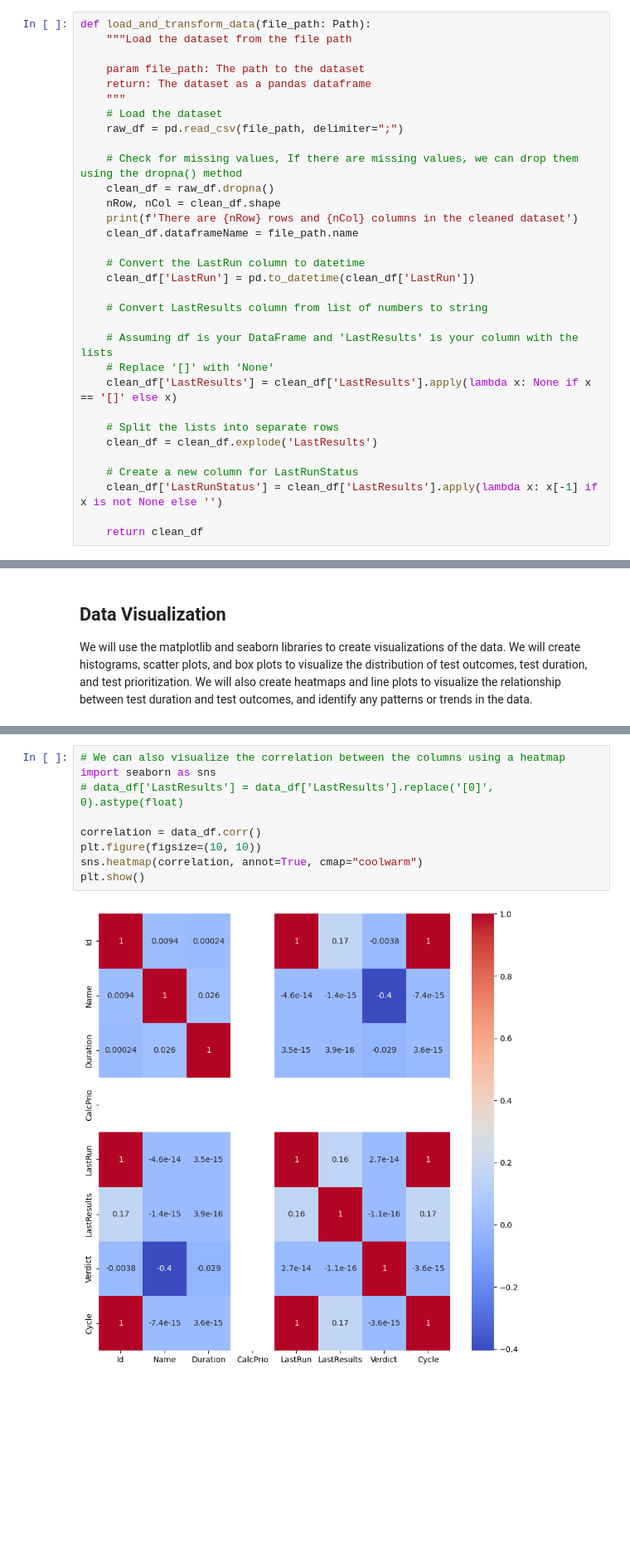
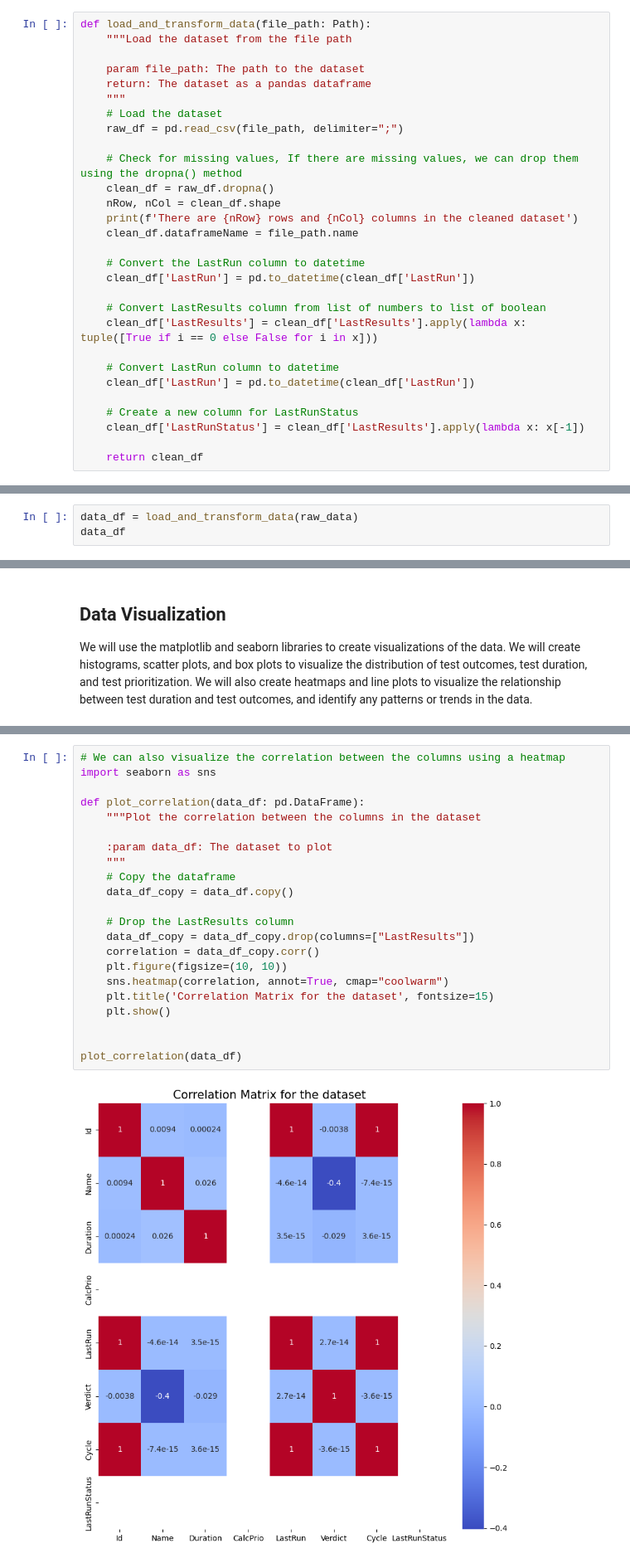
Before and after one commit to amruthvvkp/ai-playground, a Jupyter notebook: datascience_principles/assignment/report.ipynb, the cells around one changed output, grey strips where cells are left out. Shown at 83% size. Saved outputs shown, nothing was run; the diff lists cells and outputs as text; blank space fills up the shorter version.

```diff
--- a/datascience_principles/assignment/report.ipynb
+++ b/datascience_principles/assignment/report.ipynb
@@ -59,16 +59,13 @@ def load_and_transform_data(file_path: Path):
     # Convert the LastRun column to datetime
     clean_df['LastRun'] = pd.to_datetime(clean_df['LastRun'])
 
-    # Convert LastResults column from list of numbers to string
+    # Convert LastResults column from list of numbers to list of boolean
+    clean_df['LastResults'] = clean_df['LastResults'].apply(lambda x: tuple([True if i == 0 else False for i in x]))
 
-    # Assuming df is your DataFrame and 'LastResults' is your column with the lists
-    # Replace '[]' with 'None'
-    clean_df['LastResults'] = clean_df['LastResults'].apply(lambda x: None if x == '[]' else x)
-
-    # Split the lists into separate rows
-    clean_df = clean_df.explode('LastResults')
+    # Convert LastRun column to datetime
+    clean_df['LastRun'] = pd.to_datetime(clean_df['LastRun'])
 
     # Create a new column for LastRunStatus
-    clean_df['LastRunStatus'] = clean_df['LastResults'].apply(lambda x: x[-1] if x is not None else '')
+    clean_df['LastRunStatus'] = clean_df['LastResults'].apply(lambda x: x[-1])
 
     return clean_df
@@ -77,0 +72,3 @@ TypeError: 'NoneType' object is not subscriptable
+# %%
+data_df = load_and_transform_data(raw_data)
+data_df
@@ -193,11 +192,24 @@ plot_per_column(data_df, 10, 5)
 # %%
 # We can also visualize the correlation between the columns using a heatmap
 import seaborn as sns
-# data_df['LastResults'] = data_df['LastResults'].replace('[0]', 0).astype(float)
 
-correlation = data_df.corr()
-plt.figure(figsize=(10, 10))
-sns.heatmap(correlation, annot=True, cmap="coolwarm")
-plt.show()
+def plot_correlation(data_df: pd.DataFrame):
+    """Plot the correlation between the columns in the dataset
+
+    :param data_df: The dataset to plot
+    """
+    # Copy the dataframe
+    data_df_copy = data_df.copy()
+
+    # Drop the LastResults column
+    data_df_copy = data_df_copy.drop(columns=["LastResults"])
+    correlation = data_df_copy.corr()
+    plt.figure(figsize=(10, 10))
+    sns.heatmap(correlation, annot=True, cmap="coolwarm")
+    plt.title('Correlation Matrix for the dataset', fontsize=15)
+    plt.show()
+
+
+plot_correlation(data_df)
 # %% [output]
-[figure, old version]
+[figure, new version]
```
Also changed, not shown: parts of 7 cells of this notebook, 1 other file.
